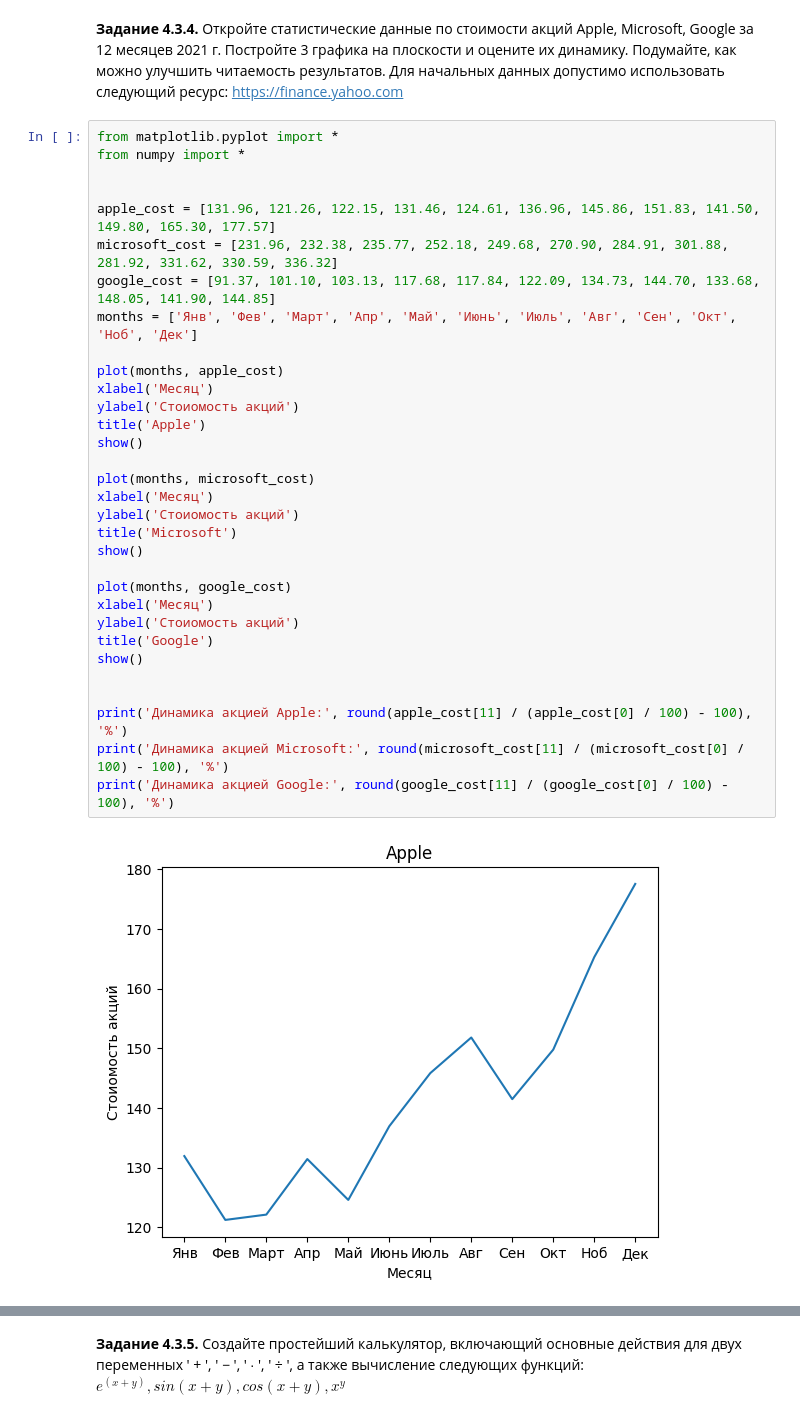
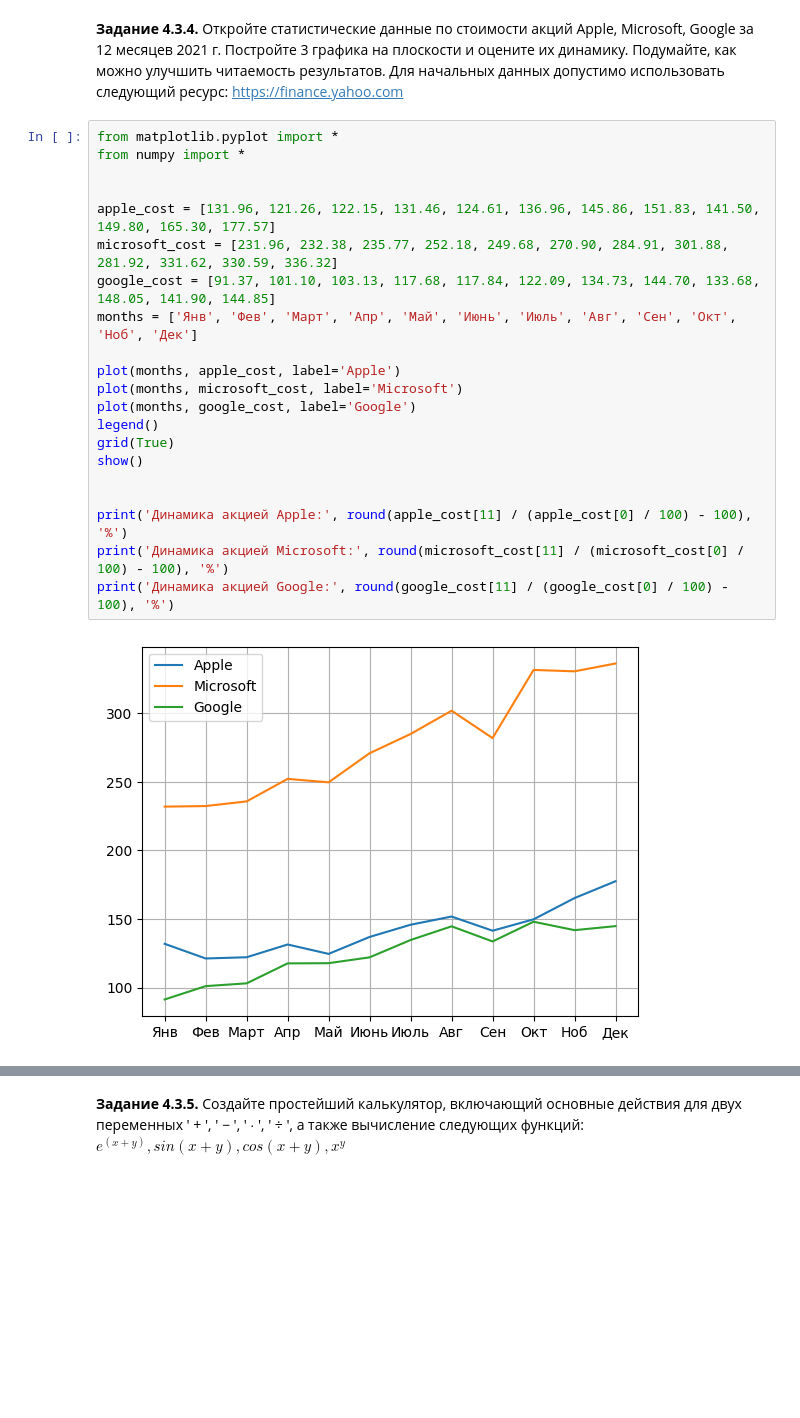
Before and after one commit to webanetStorm/AI_webanet, a Jupyter notebook: AI_1.ipynb, the cells around one changed output, grey strips where cells are left out. Saved outputs shown, nothing was run; the diff lists cells and outputs as text; blank space fills up the shorter version.

```diff
--- a/AI_1.ipynb
+++ b/AI_1.ipynb
@@ -315,34 +320,23 @@ https://finance.yahoo.com
 # %%
 from matplotlib.pyplot import *
 from numpy import *
 
 
 apple_cost = [131.96, 121.26, 122.15, 131.46, 124.61, 136.96, 145.86, 151.83, 141.50, 149.80, 165.30, 177.57]
 microsoft_cost = [231.96, 232.38, 235.77, 252.18, 249.68, 270.90, 284.91, 301.88, 281.92, 331.62, 330.59, 336.32]
 google_cost = [91.37, 101.10, 103.13, 117.68, 117.84, 122.09, 134.73, 144.70, 133.68, 148.05, 141.90, 144.85]
 months = ['Янв', 'Фев', 'Март', 'Апр', 'Май', 'Июнь', 'Июль', 'Авг', 'Сен', 'Окт', 'Ноб', 'Дек']
 
-plot(months, apple_cost)
-xlabel('Месяц')
-ylabel('Стоиомость акций')
-title('Apple')
-show()
-
-plot(months, microsoft_cost)
-xlabel('Месяц')
-ylabel('Стоиомость акций')
-title('Microsoft')
-show()
-
-plot(months, google_cost)
-xlabel('Месяц')
-ylabel('Стоиомость акций')
-title('Google')
+plot(months, apple_cost, label='Apple')
+plot(months, microsoft_cost, label='Microsoft')
+plot(months, google_cost, label='Google')
+legend()
+grid(True)
 show()
 
 
 print('Динамика акцией Apple:', round(apple_cost[11] / (apple_cost[0] / 100) - 100), '%')
 print('Динамика акцией Microsoft:', round(microsoft_cost[11] / (microsoft_cost[0] / 100) - 100), '%')
 print('Динамика акцией Google:', round(google_cost[11] / (google_cost[0] / 100) - 100), '%')
 # %% [output]
-[figure, old version]
+[figure, new version]
```
Also changed, not shown: parts of 6 cells of this notebook.
